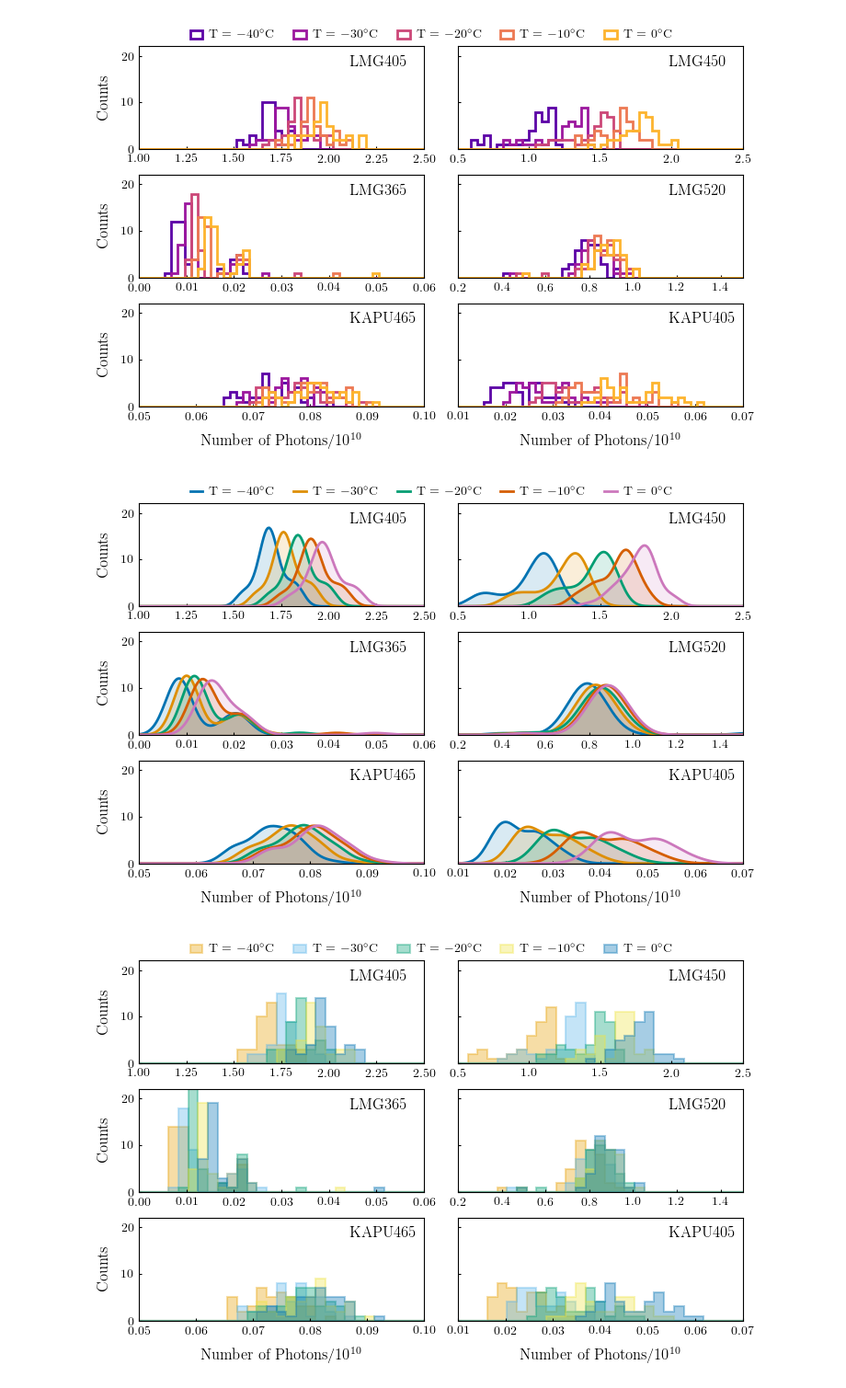
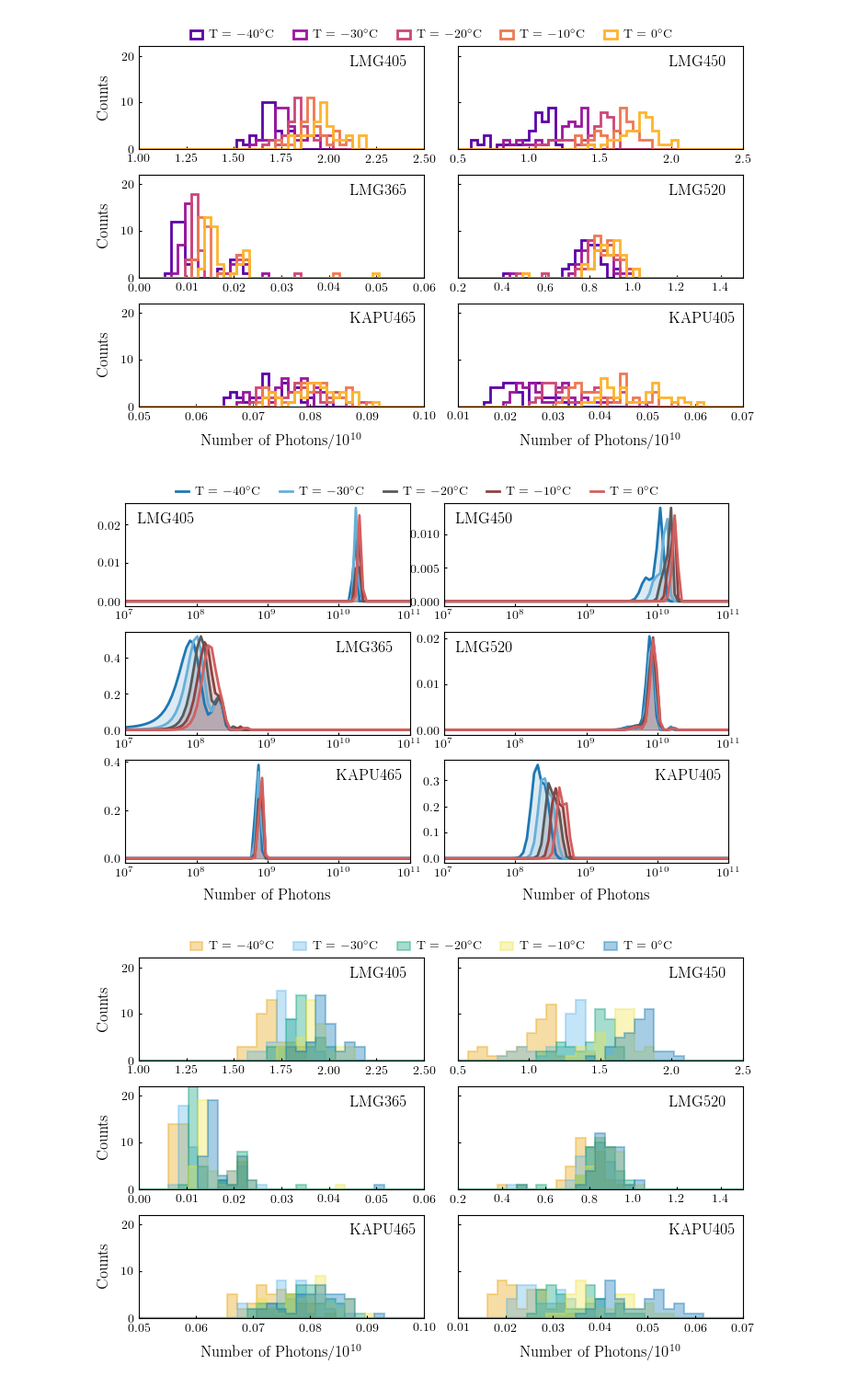
Before and after one commit to LeonhardEidenschink/POCAM_FAT, a Jupyter notebook: make_plots/number_of_photons_plots.ipynb, the cells around one changed output. Shown at 92% size. Cells and saved outputs as stored; diff of their text form; code cells hidden in the pictures.

Commit message:
update plots (mostly the looks)

```diff
--- a/make_plots/number_of_photons_plots.ipynb
+++ b/make_plots/number_of_photons_plots.ipynb
@@ -9,8 +9,8 @@ import seaborn as sns
 import plot_utils
 import glob
 # %%
-sns.set_palette("coolwarm")
-colors = sns.color_palette("coolwarm", 10)
+sns.set_palette("colorblind")
+colors = sns.color_palette("colorblind", 10)
 # %%
 temperatures = [-40,-30, -20,-10, 0, 25]
 # %%
@@ -143,39 +143,38 @@ plt.savefig(f'plots/pdf/number_of_photons_distr_all_Temperatures.pdf')
 from scipy.stats import gaussian_kde
 
 # Wong (2011) colorblind-safe categorical palette — 7 colors
-wong_colors = [
-    '#E69F00',  # orange
-    '#56B4E9',  # sky blue
-    '#009E73',  # bluish green
-    '#F0E442',  # yellow
-    '#0072B2',  # blue
-    '#D55E00',  # vermillion
-    '#CC79A7',  # reddish purple
+colors = [
+    '#1f78b4',  # deep blue       → -40°C
+    '#6aafd6',  # light blue      → -25°C
+    '#5a5a5a',  # dark grey       → -10°C
+    '#8c4444',  # dark muted red  →   5°C  (transition through grey keeps this dark)
+    '#d45f5f',  # medium red      →  15°C
+    '#b2182b',  # deep red        →  25°C
 ]
-# c_subset = wong_colors[:len(temperatures)]
-c_subset = sns.color_palette('colorblind')
+c_subset = colors[:len(temperatures)]
+# c_subset = sns.color_palette('colorblind')
 
 # colors = ['#d7191c','#fdae61','#ffffbf','#abd9e9','#2c7bb6']
 # c_subset = colors[:len(temperatures)][::-1]
 
 
 fig, axes = plt.subplots(3, 2,
-                         figsize=plot_utils.set_size('wide', fraction=1.2, ratio=0.4, subplots=(3, 2)),
-                         sharey=True)
+                         figsize=plot_utils.set_size('wide', fraction=1.2, ratio=0.4, subplots=(3, 2)))
 
-x_ranges = {
-    'LMG450':  (0.5,  2.5),
-    'LMG405':  (1.0,  2.5),
-    'LMG520':  (0.2,  1.5),
-    'LMG365':  (0.0,  0.06),
-    'KAPU465': (0.05, 0.1),
-    'KAPU405': (0.01, 0.07),
-}
+# x_ranges = {
+#     'LMG450':  (0.5,  2.5),
+#     'LMG405':  (1.0,  2.5),
+#     'LMG520':  (0.2,  1.5),
+#     'LMG365':  (0.0,  0.06),
+#     'KAPU465': (0.05, 0.1),
+#     'KAPU405': (0.01, 0.07),
+# }
 
 for i, ax in enumerate(axes.flat):
     device = devices[i]
     xlo, xhi = x_ranges[device]
-    ax.set_xlim(xlo, xhi)
+    ax.set_xlim(1e7,1e11)
+    ax.set_xscale('log')
 
     for j, T in enumerate(temperatures):
         if 'LMG' in device:
@@ -190,43 +189,43 @@ for i, ax in enumerate(axes.flat):
             with open(file, 'r') as f:
                 data = json.load(f)
             n_photons_distr.append(data['meas_data'][0]['value'])
 
-        vals = np.array(n_photons_distr) / 1e10
+        vals = np.array(n_photons_distr)
         color = c_subset[j]
 
         # KDE curve
-        # KDE curve
         if len(vals) > 1:
             kde = gaussian_kde(vals, bw_method='scott')
-            x_eval = np.linspace(xlo, xhi, 200)
+            x_eval = np.logspace(7, 11, 80)
             y_kde  = kde(x_eval)
 
-            bin_width = (xhi - xlo) / 20      # <-- correct scaling
+            bin_width = np.diff(np.logspace(7, 11, 80))[0]
             y_kde_scaled = y_kde * len(vals) * bin_width
 
             ax.plot(x_eval, y_kde_scaled,
                     lw=2, color=color, label=f'T = ${T:.0f}^\\circ$C')
             ax.fill_between(x_eval, y_kde_scaled,
                             alpha=0.15, color=color)
 
-    ax.set_ylim(0, 22)
+    # ax.set_ylim(0, 22)
 
     if i in [4, 5]:
-        ax.set_xlabel(r'Number of Photons$/10^{10}$')
-    if i in [0, 2, 4]:
-        ax.set_ylabel('Counts')
+        ax.set_xlabel(r'Number of Photons')
 
-    ax.text(0.74, 0.8, f'{device}', transform=ax.transAxes)
+    if device in ['LMG405', 'LMG450', 'LMG520']:
+        ax.text(0.04, 0.8, f'{device}', transform=ax.transAxes)
+    else:
+        ax.text(0.74, 0.8, f'{device}', transform=ax.transAxes)
 
 handles, labels = axes.flat[0].get_legend_handles_labels()
 fig.legend(handles, labels, loc='upper center', ncol=len(temperatures),
            bbox_to_anchor=(0.5, 0.94), columnspacing=1.5)
 fig.subplots_adjust(hspace=0.25, wspace=0.12)
 
 plt.savefig('plots/png/number_of_photons_distr_all_Temperatures.png')
 plt.savefig('plots/pdf/number_of_photons_distr_all_Temperatures.pdf')
 # %% [output]
-[figure, old version]
+[figure, new version]
 # %%
 # Wong (2011) colorblind-safe categorical palette — 7 colors
 wong_colors = [
```
Also changed, not shown: parts of 9 cells of this notebook, 3 other files.
